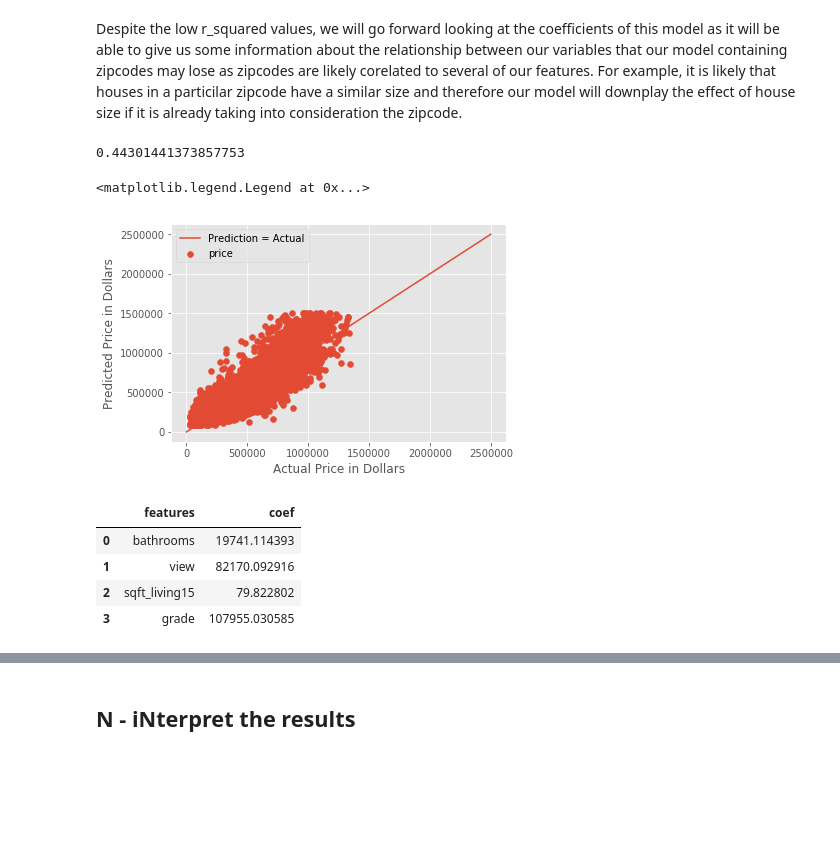
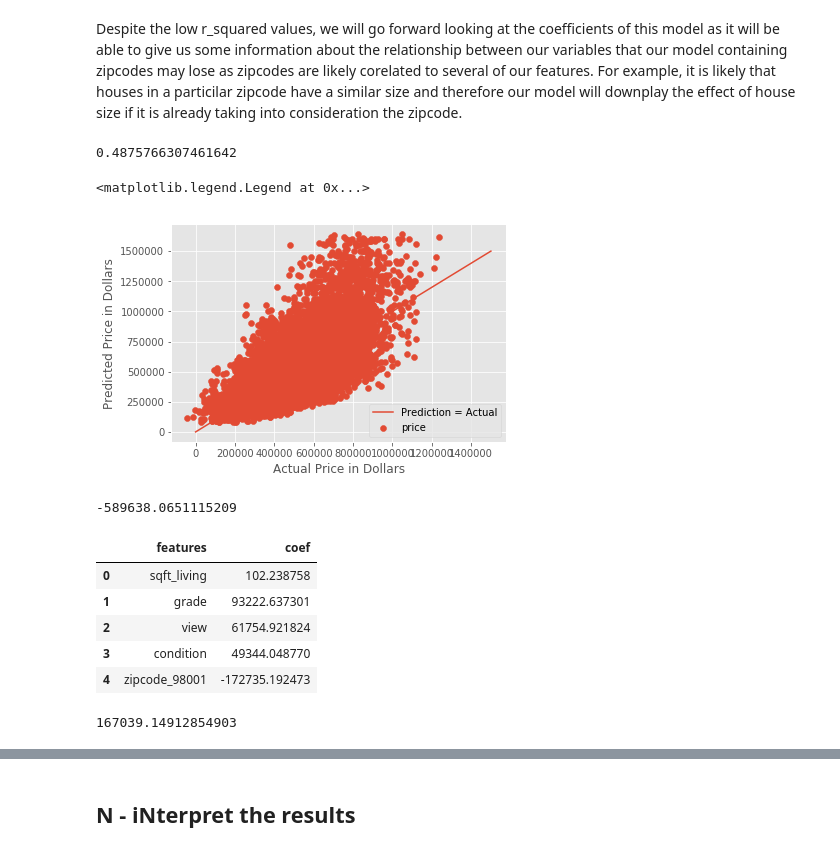
Before and after one commit to yshp57/dsc-1-final-project-online-ds-pt-100118, a Jupyter notebook: student.ipynb, the cells around one changed output, grey strips where cells are left out. Cells and saved outputs as stored; diff of their text form; code cells hidden in the pictures; blank space fills up the shorter version.

```diff
--- a/student.ipynb
+++ b/student.ipynb
@@ -431,7 +439,7 @@ df = df.drop(columns= ['sqft_above', 'sqft_lot15'])
 # %%
 #We must change any categorical variables into dummy variables
 df2 = df
-df2 = pd.get_dummies(df2, drop_first=True)
+df2 = pd.get_dummies(df2, drop_first=False)
 # %%
 df2.info()
 # %% [output]
@@ -730,7 +704,7 @@ X = df2.drop(columns=['price', 'age','yr_renovated_bins_Ren_1930s', 'yr_renovate
        'yr_renovated_bins_Ren_1950s', 'yr_renovated_bins_Ren_1960s',
        'yr_renovated_bins_Ren_1970s', 'yr_renovated_bins_Ren_1980s',
        'yr_renovated_bins_Ren_1990s', 'yr_renovated_bins_Ren_2000s',
-       'yr_renovated_bins_Ren_2010s']).astype('float')
+       'yr_renovated_bins_Ren_2010s', 'yr_renovated_bins_NotRenovated']).astype('float')
 y = df2['price']
 # %%
 import statsmodels.api as sm
@@ -830,5 +804,5 @@ Looking at this plot, while more features increases our r_squared value, it seem
 # %%
-selectedfeatures = selected[0:25]
+selectedfeatures = selected[0:20]
 linreg = LinearRegression()
 linreg.fit(X[selectedfeatures], y)
 yhat = linreg.predict(X[selectedfeatures])
@@ -969,7 +968,7 @@ plt.scatter(numfeatures,rsquareds)
 # %% [markdown]
 Despite the low r_squared values, we will go forward looking at the coefficients of this model as it will be able to give us some information about the relationship between our variables that our model containing zipcodes may lose as zipcodes are likely corelated to several of our features. For example, it is likely that houses in a particilar zipcode have a similar size and therefore our model will downplay the effect of house size if it is already taking into consideration the zipcode.
 # %%
-selectedfeatures = selected[0:4]
+selectedfeatures = selected[0:5]
 linreg = LinearRegression()
 linreg.fit(X[selectedfeatures], y)
 yhat = linreg.predict(X[selectedfeatures])
@@ -978,28 +977,40 @@ SS_Total = np.sum((y-np.mean(y))**2)
 r_squared = 1 - (float(SS_Residual))/SS_Total
 r_squared
 # %% [output]
-0.44301441373857753
+0.4875766307461642
 # %%
 plt.scatter(yhat, y)
-plt.plot([1, 2500000], [1,2500000], label= 'Prediction = Actual')
+plt.plot([1, 1500000], [1,1500000], label= 'Prediction = Actual')
 plt.xlabel('Actual Price in Dollars')
 plt.ylabel('Predicted Price in Dollars')
 plt.legend()
 # %% [output]
 <matplotlib.legend.Legend at 0x...>
-[figure, old version]
+[figure, new version]
 # %%
 results = pd.DataFrame()
 features = X2[selectedfeatures]
 results['features']= features.columns
 results['coef']= linreg.coef_
+print(linreg.intercept_)
 results
 # %% [output]
+-589638.0651115209
 |  | features | coef |
-| 0 | bathrooms | 19741.114393 |
-| 1 | view | 82170.092916 |
-| 2 | sqft_living15 | 79.822802 |
-| 3 | grade | 107955.030585 |
+| 0 | sqft_living | 102.238758 |
+| 1 | grade | 93222.637301 |
+| 2 | view | 61754.921824 |
+| 3 | condition | 49344.048770 |
+| 4 | zipcode_98001 | -172735.192473 |
+# %%
+residuals = y - yhat
+residualssquared = residuals**2
+sumsquared = sum(residualssquared)
+MSE = sumsquared/len(residuals)
+RMSE = np.sqrt(MSE)
+RMSE
+# %% [output]
+167039.14912854903
 # %%
 cv_10_results = cross_val_score(linreg, features, y, cv=10, scoring="neg_mean_squared_error")
 print(cv_10_results)
```
Also changed, not shown: parts of 73 cells of this notebook, 3 other files.
